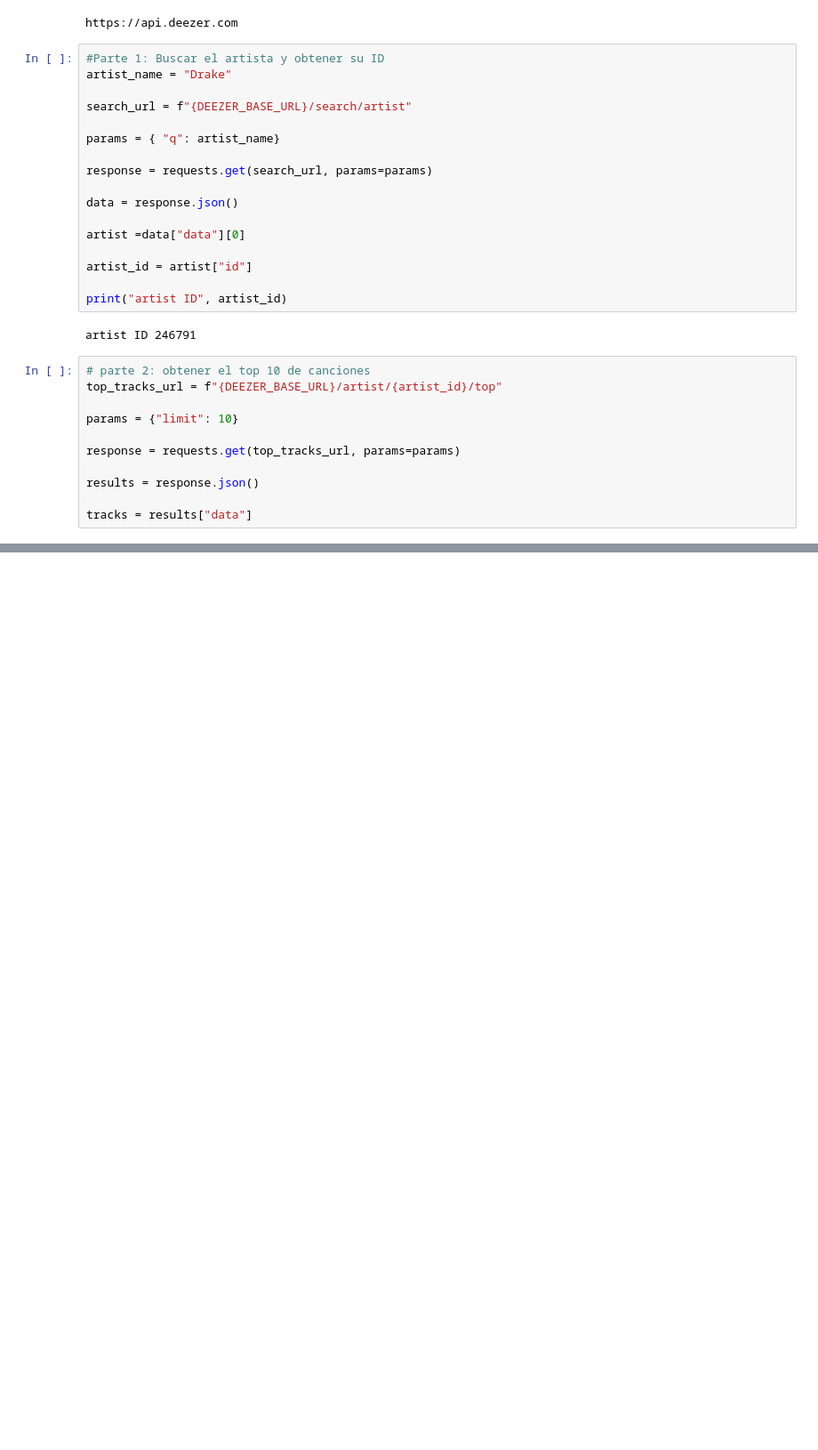
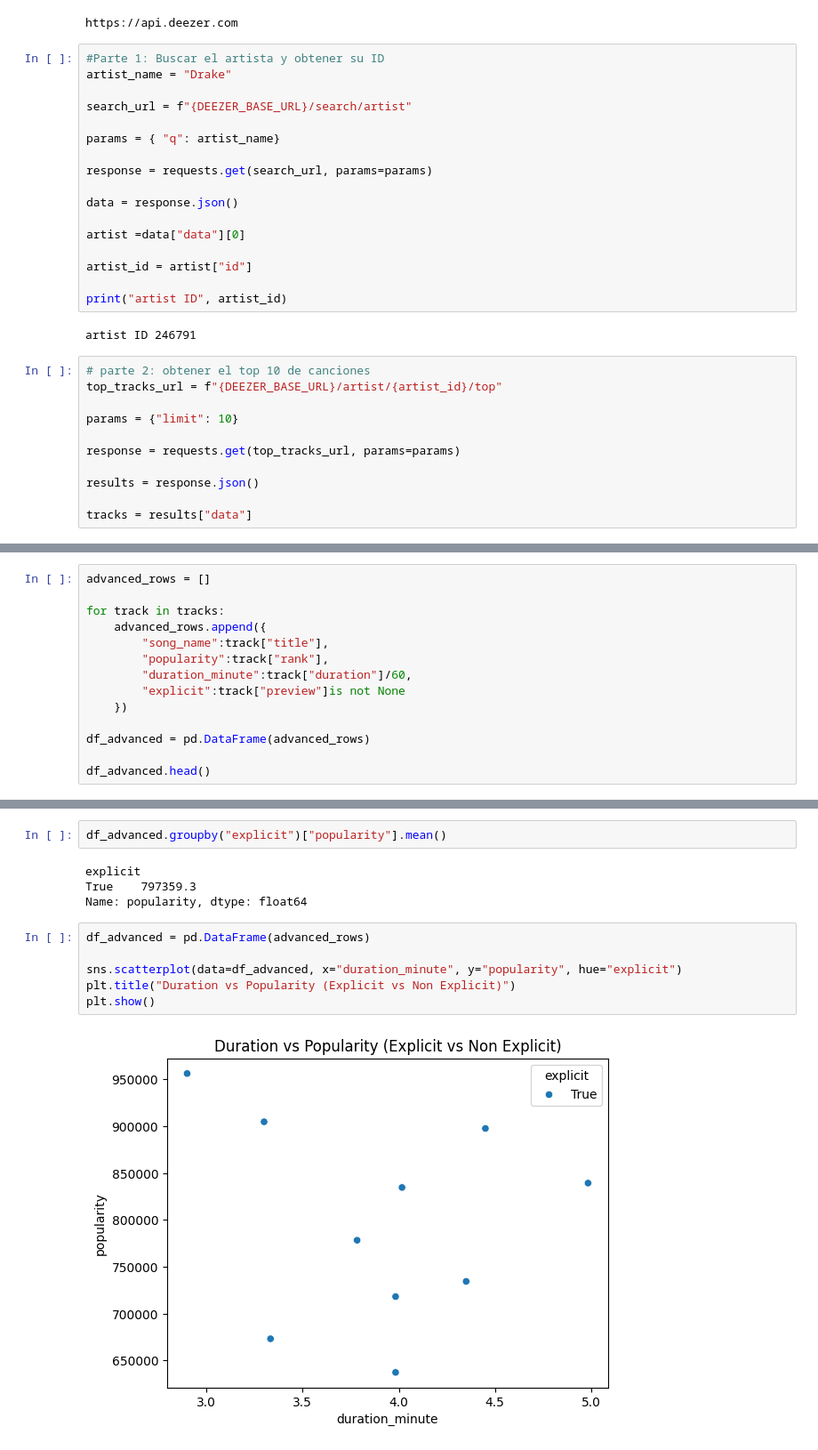
Before and after one commit to davidheram/interacting-with-api-python-project-tutorial, a Jupyter notebook: src/explore.ipynb, the cells around one changed output, grey strips where cells are left out. Shown at 89% size. Cells and saved outputs as stored; diff of their text form; blank space fills up the shorter version.

Commit message:
Added advanced analysis and PostgreSQL integration

```diff
--- a/src/explore.ipynb
+++ b/src/explore.ipynb
@@ -66,0 +108,14 @@ df_sorted.head(3)
+# %%
+advanced_rows = []
+
+for track in tracks:
+    advanced_rows.append({
+        "song_name":track["title"],
+        "popularity":track["rank"],
+        "duration_minute":track["duration"]/60,
+        "explicit":track["preview"]is not None
+    })
+
+df_advanced = pd.DataFrame(advanced_rows)
+
+df_advanced.head()
@@ -66,0 +136,14 @@ df_sorted.head(3)
+# %%
+df_advanced.groupby("explicit")["popularity"].mean()
+# %% [output]
+explicit
+True    797359.3
+Name: popularity, dtype: float64
+# %%
+df_advanced = pd.DataFrame(advanced_rows)
+
+sns.scatterplot(data=df_advanced, x="duration_minute", y="popularity", hue="explicit")
+plt.title("Duration vs Popularity (Explicit vs Non Explicit)")
+plt.show()
+# %% [output]
+[figure, added]
```
Also changed, not shown: parts of 17 cells of this notebook.
